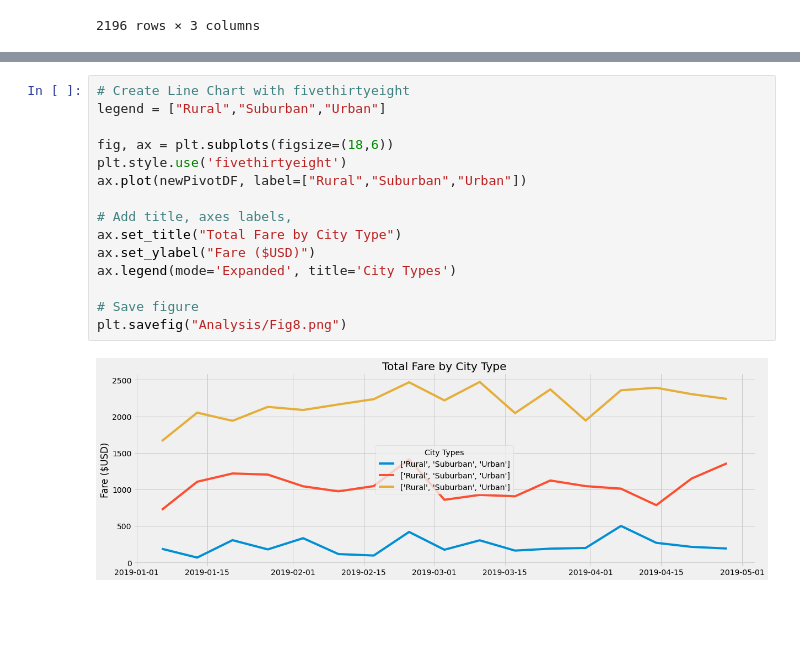
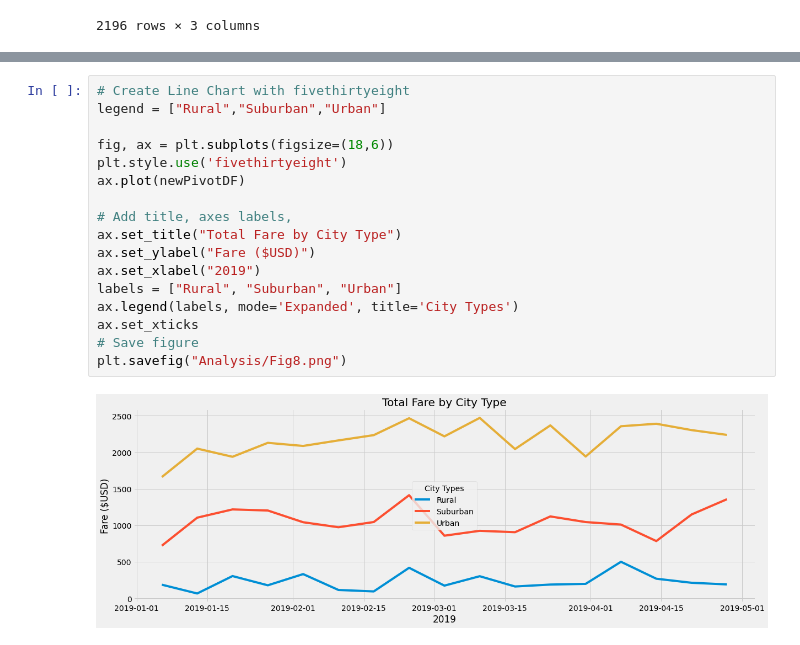
Before and after one commit to HannahEG/PyBer_Analysis, a Jupyter notebook: PyBerChallenge.ipynb, the cells around one changed output, grey strips where cells are left out. Cells and saved outputs as stored; diff of their text form; blank space fills up the shorter version.

```diff
--- a/PyBerChallenge.ipynb
+++ b/PyBerChallenge.ipynb
@@ -297,17 +309,19 @@ newPivotDF
 # %%
 # Create Line Chart with fivethirtyeight
 legend = ["Rural","Suburban","Urban"]
 
 fig, ax = plt.subplots(figsize=(18,6))
 plt.style.use('fivethirtyeight')
-ax.plot(newPivotDF, label=["Rural","Suburban","Urban"])
+ax.plot(newPivotDF)
 
 # Add title, axes labels,
 ax.set_title("Total Fare by City Type")
 ax.set_ylabel("Fare ($USD)")
-ax.legend(mode='Expanded', title='City Types')
-
+ax.set_xlabel("2019")
+labels = ["Rural", "Suburban", "Urban"]
+ax.legend(labels, mode='Expanded', title='City Types')
+ax.set_xticks
 # Save figure
 plt.savefig("Analysis/Fig8.png")
 # %% [output]
-[figure, old version]
+[figure, new version]
```
Also changed, not shown: parts of 3 cells of this notebook, 1 other file.
